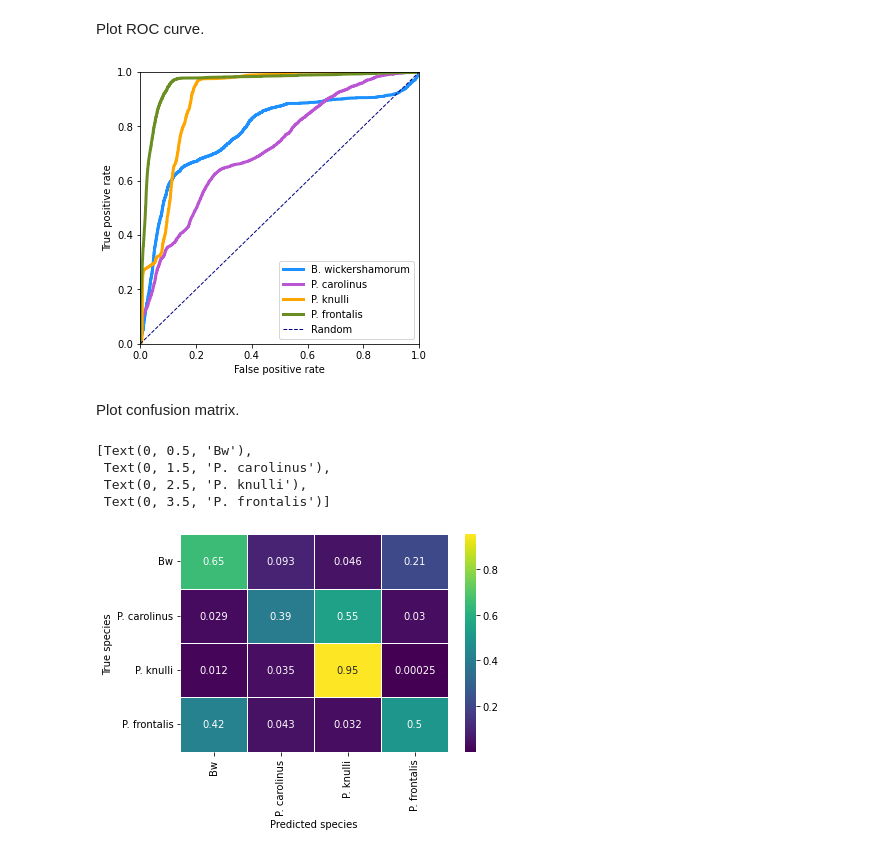
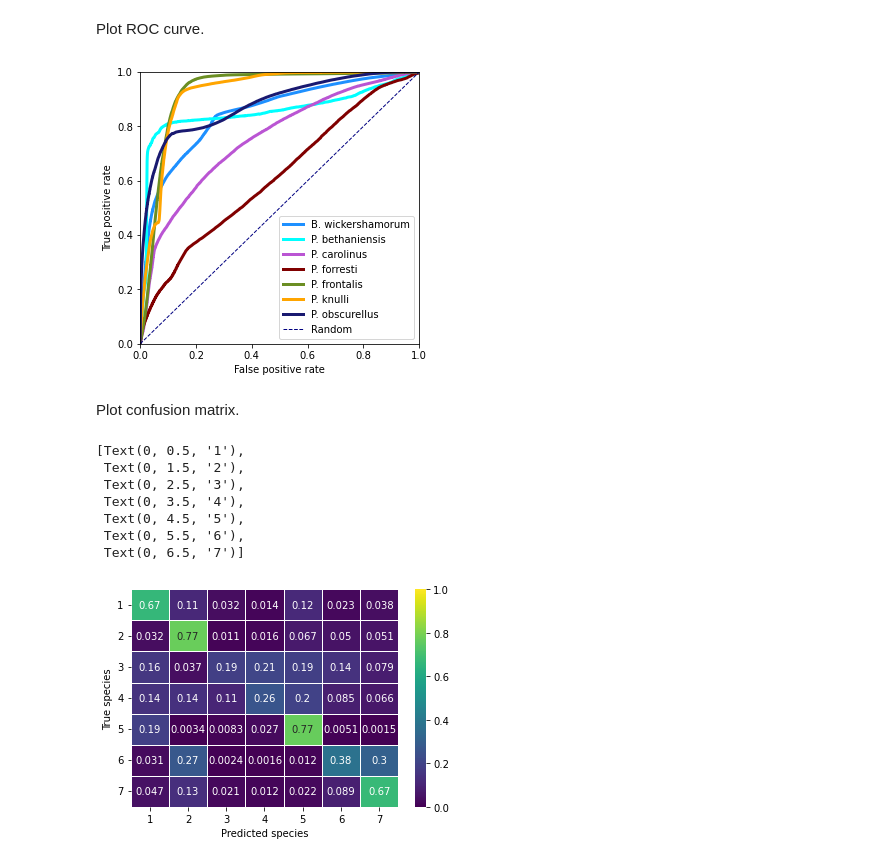
Before and after one commit to peleg-lab/FireflyClassification, a Jupyter notebook: signal_processing_notebooks/SVM.ipynb, the cells around one changed output. Cells and saved outputs as stored; diff of their text form; code cells hidden in the pictures.

```diff
--- a/signal_processing_notebooks/SVM.ipynb
+++ b/signal_processing_notebooks/SVM.ipynb
@@ -13,13 +13,27 @@ from svm_params import *
 Load labels, flash parameter data, and literature references.
 # %%
 # load params and labels
-params = pd.read_csv('../data/params_4species.csv', header=None, names=['num_flashes','flash_length','ipi','fpi'])
-labels_path = '../data/real_data/flash_data_4.csv'
+params = pd.read_csv('../data/params_7species.csv', header=None, names=['num_flashes','flash_length','ipi','fpi'])
+labels_path = '../data/real_data/flash_data_7.csv'
 labels = pd.read_csv(labels_path)
 df = pd.concat([labels, params], axis="columns")
 # keep only sequences with number of flashes > 1
 df = df.loc[df['num_flashes'] > 1].reset_index(drop=True)
 df = df.sample(frac=1).reset_index(drop=True)
+
+# load literature sequences (excludes Bw)
+literature_sequences = []
+literature_labels = []
+header = 0
+for l in open('../data/literature_sequences_6.csv'):
+    if header > 0:
+        header -= 1
+        continue
+    literature_sequences.append([int(float(x)) for x in l.rstrip().split(',')[1:]])
+    literature_labels.append(l.rstrip().split(',')[0])
+
+
 # load literature reference parameters
-params_lit = pd.read_csv('../data/params_lit.csv', header=None, names=['num_flashes','flash_length','ipi'])
+params_lit = pd.read_csv('../data/params_lit_6.csv', header=None, names=['num_flashes','flash_length','ipi'])
+params_lit['species'] = literature_labels
 # %% [markdown]
@@ -86 +124,6 @@ accs, precs, recs, conf_mat, y_true, y_pred, y_score, precs_sp, recs_sp = svmPop
+# %%
+# run for 100 iterations
+num_iter = 100
+train_split = 0.8
+accs, precs, recs, conf_mat, y_true, y_pred, y_score, precs_sp, recs_sp = svmPop(df, num_iter, train_split, 1)
 # %%
@@ -108,12 +145,12 @@ P. frontalis recall = 0.5022295081967214
 # %% [markdown]
 Plot ROC curve.
 # %%
-spec_labels=['P. knulli', 'P. frontalis', 'P. carolinus','B. wickershamorum']
+spec_labels=['B. wickershamorum', 'P. bethaniensis', 'P. carolinus', 'P. forresti', 'P. frontalis', 'P. knulli', 'P. obscurellus']
 fig,ax=plt.subplots(1,1, figsize=(5, 5))
-colormap = {0: 'orange', 1: 'olivedrab', 2: 'mediumorchid', 3: 'dodgerblue'}
-fprs = []
-tprs = []
-for i, sp in enumerate([3,2,0,1]):
+colormap = {0: 'dodgerblue', 1: 'cyan', 2: 'mediumorchid', 3: 'maroon',
+                 4: 'olivedrab', 5: 'orange', 6: 'midnightblue'}
+
+for sp in range(len(np.unique(df['species_label']))):
     fpr, tpr, thresholds = roc_curve(y_true, y_score[:,:,sp].flatten(), pos_label=sp)
     lw = 3
     ax.plot(
@@ -131,24 +168,24 @@ ax.plot([0, 1], [0, 1], color="navy", lw=1, linestyle="--", label="Random")
 plt.legend()
 plt.show()
 # %% [output]
-[figure, old version]
+[figure, new version]
 # %% [markdown]
 Plot confusion matrix.
 # %%
-cm2 = np.array([[conf_mat[3,3], conf_mat[3,2],conf_mat[3,0],conf_mat[3,1]],
-                [conf_mat[2,3], conf_mat[2,2],conf_mat[2,0],conf_mat[2,1]],
-                [conf_mat[0,3], conf_mat[0,2],conf_mat[0,0],conf_mat[0,1]],
-                [conf_mat[1,3], conf_mat[1,2],conf_mat[1,0],conf_mat[1,1]]])
-
 fig,ax = plt.subplots()
-sns.heatmap(cm2, linewidths=1, cmap='viridis', ax=ax, annot=True, fmt='.2g')
+sns.heatmap(conf_mat, linewidths=1, cmap='viridis', ax=ax, annot=True, fmt='.2g',vmin=0,vmax=1)
 ax.set_ylabel('True species')
 ax.set_xlabel('Predicted species')
-ax.set_xticklabels(['Bw', 'P. carolinus', 'P. knulli', 'P. frontalis'], rotation=90)
-ax.set_yticklabels(['Bw', 'P. carolinus', 'P. knulli', 'P. frontalis'], rotation=0)
+spec_labels=['1','2','3','4','5','6','7']
+
+ax.set_xticklabels(spec_labels, rotation=0)
+ax.set_yticklabels(spec_labels, rotation=0)
 # %% [output]
-[Text(0, 0.5, 'Bw'),
- Text(0, 1.5, 'P. carolinus'),
- Text(0, 2.5, 'P. knulli'),
- Text(0, 3.5, 'P. frontalis')]
+[Text(0, 0.5, '1'),
+ Text(0, 1.5, '2'),
+ Text(0, 2.5, '3'),
+ Text(0, 3.5, '4'),
+ Text(0, 4.5, '5'),
+ Text(0, 5.5, '6'),
+ Text(0, 6.5, '7')]
-[figure, old version]
+[figure, new version]
```
Also changed, not shown: parts of 10 cells of this notebook, 13 other files.
